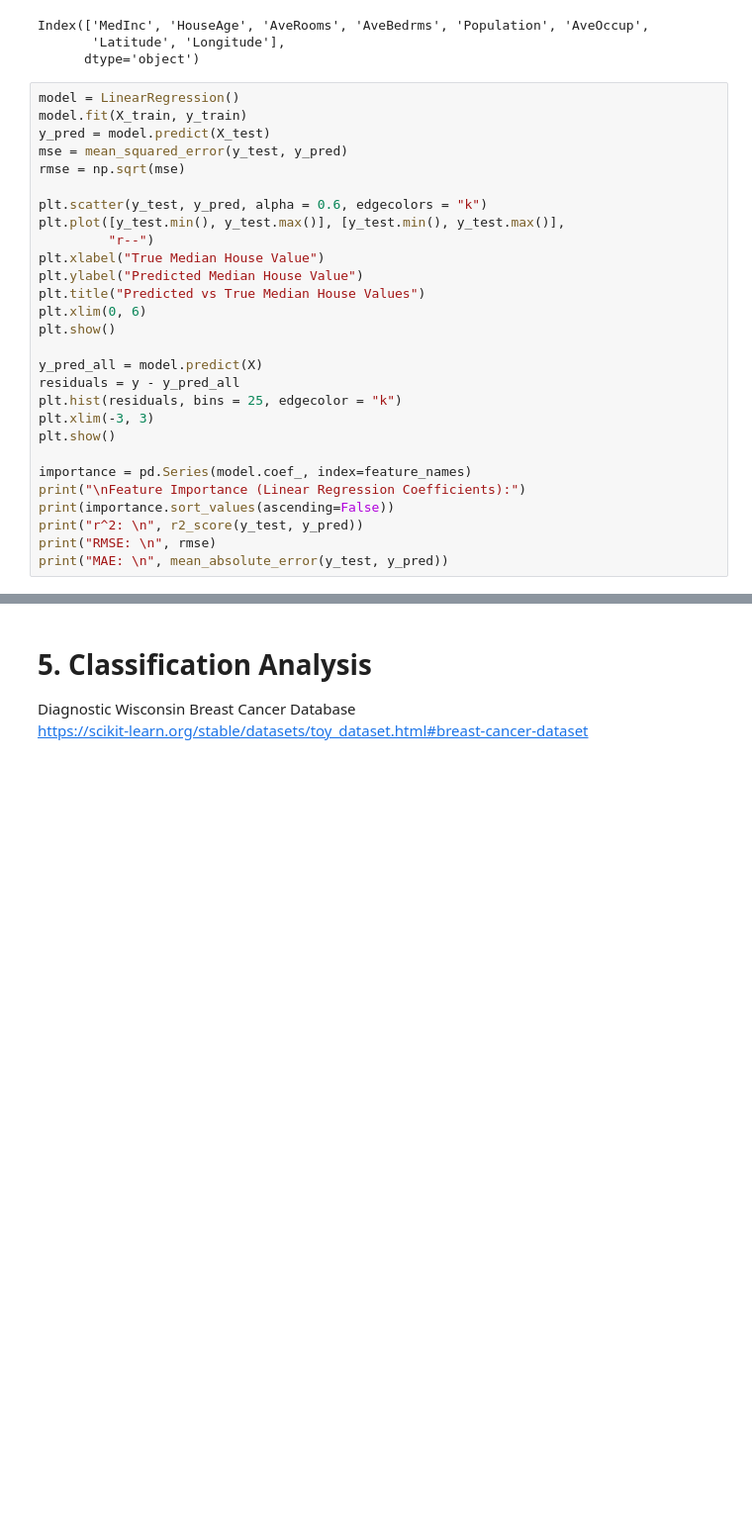
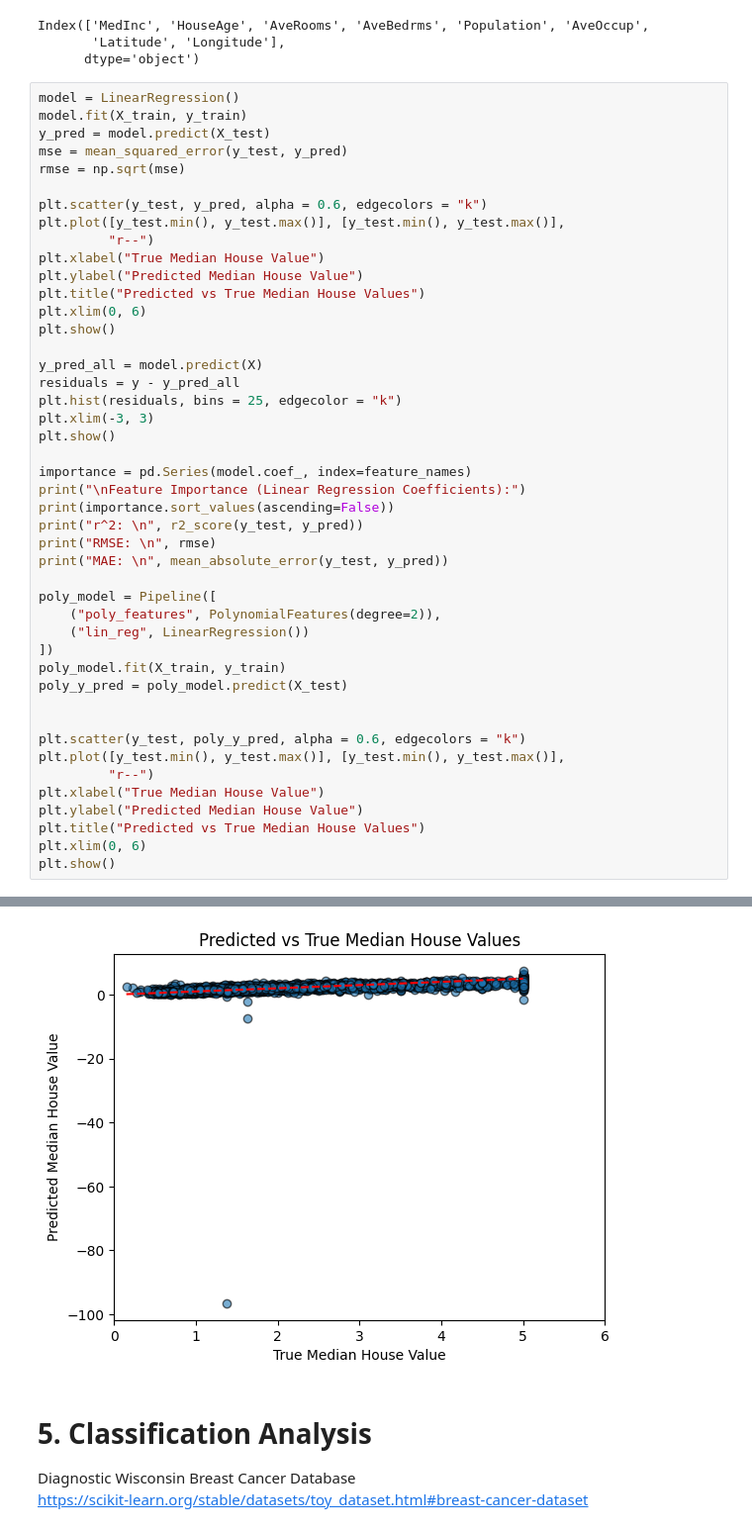
Before and after one commit to chanc3-m/project-1, a Jupyter notebook: project1.ipynb, the cells around one changed output, grey strips where cells are left out. Shown at 99% size. Saved outputs shown, nothing was run; the diff lists cells and outputs as text; blank space fills up the shorter version.

```diff
--- a/project1.ipynb
+++ b/project1.ipynb
@@ -61,33 +63,51 @@ y_pred_all = model.predict(X)
 residuals = y - y_pred_all
 plt.hist(residuals, bins = 25, edgecolor = "k")
 plt.xlim(-3, 3)
 plt.show()
 
 importance = pd.Series(model.coef_, index=feature_names)
 print("\nFeature Importance (Linear Regression Coefficients):")
 print(importance.sort_values(ascending=False))
 print("r^2: \n", r2_score(y_test, y_pred))
 print("RMSE: \n", rmse)
 print("MAE: \n", mean_absolute_error(y_test, y_pred))
+
+poly_model = Pipeline([
+    ("poly_features", PolynomialFeatures(degree=2)),
+    ("lin_reg", LinearRegression())
+])
+poly_model.fit(X_train, y_train)
+poly_y_pred = poly_model.predict(X_test)
+
+
+plt.scatter(y_test, poly_y_pred, alpha = 0.6, edgecolors = "k")
+plt.plot([y_test.min(), y_test.max()], [y_test.min(), y_test.max()],
+         "r--")
+plt.xlabel("True Median House Value")
+plt.ylabel("Predicted Median House Value")
+plt.title("Predicted vs True Median House Values")
+plt.xlim(0, 6)
+plt.show()
 # %% [output]
 [figure]
 [figure]
 Feature Importance (Linear Regression Coefficients):
 AveBedrms     0.593215
 MedInc        0.433333
 HouseAge      0.009293
 Population   -0.000008
 AveOccup     -0.004745
 AveRooms     -0.098643
 Latitude     -0.421449
 Longitude    -0.434166
 dtype: float64
 r^2:
  0.5943232652466202
 RMSE:
  0.7273129773603114
 MAE:
  0.535126133655451
+[figure, added]
 # %% [markdown]
 # 5. Classification Analysis
 Diagnostic Wisconsin Breast Cancer Database
```
Also changed, not shown: parts of 1 cell of this notebook.
